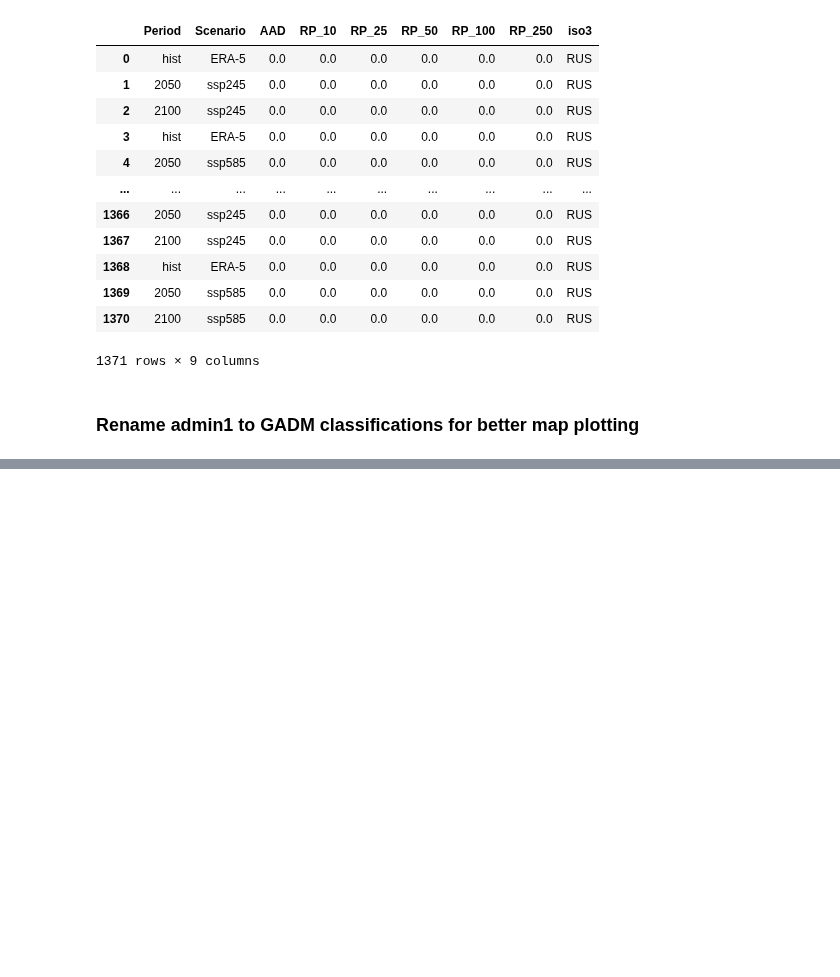
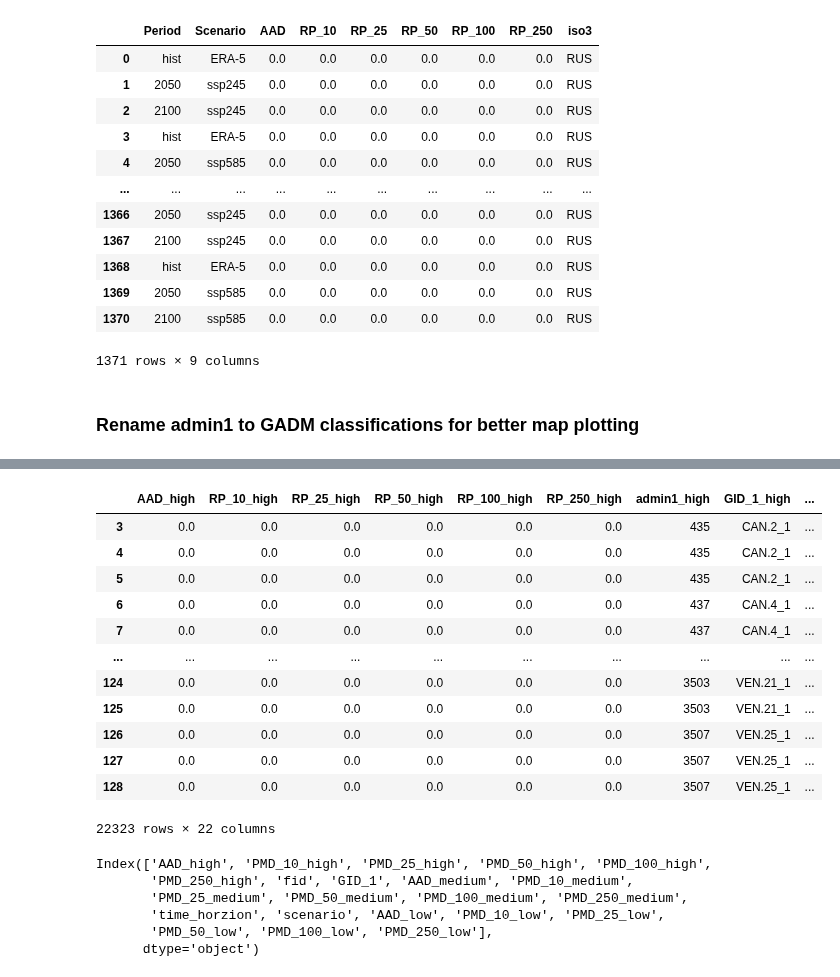
Before and after one commit to Evelyn-M/global-displacement-risk, a Jupyter notebook: doc/results_overview_TC.ipynb, the cells around one changed output, grey strips where cells are left out. Drawn from its saved outputs; the diff is of its cells as text; code cells hidden in the pictures; blank space fills up the shorter version.

```diff
--- a/doc/results_overview_TC.ipynb
+++ b/doc/results_overview_TC.ipynb
@@ -97,0 +100,2 @@ for iso3 in isos3:
+# %%
+isos3 = os.listdir(path_results)
@@ -97,0 +115,54 @@ for iso3 in isos3:
+# %%
+df_list = []
+for iso3 in isos3:
+        for ssp in ssps:
+                try:
+                    df03 = pd.read_csv(f'{path_results}/{iso3}/{iso3}_{ssp}_0.3_TC.csv')
+                    df03 = df03.iloc[3:,:]
+                    for col in df03.columns:
+                        df03.rename({col:f'{col}_{dict_thresh[0.3]}'}, axis=1, inplace=True)
+
+                    df05 = pd.read_csv(f'{path_results}/{iso3}/{iso3}_{ssp}_0.55_TC.csv')
+                    df05 = df05.iloc[3:,:]
+                    for col in df05.columns:
+                        df05.rename({col:f'{col}_{dict_thresh[0.55]}'}, axis=1, inplace=True)
+
+                    df07 = pd.read_csv(f'{path_results}/{iso3}/{iso3}_{ssp}_0.7_TC.csv')
+                    df07 = df07.iloc[3:,:]
+                    for col in df07.columns:
+                        df07.rename({col:f'{col}_{dict_thresh[0.7]}'}, axis=1, inplace=True)
+                except:
+                    continue
+                df_iso = pd.concat([df03[['Exposure_high','Period_high','Scenario_high','AAD_high','RP_10_high','RP_25_high','RP_50_high','RP_100_high','RP_250_high','admin1_high','GID_1_high']],
+                                       df05[['Exposure_medium','Period_medium','Scenario_medium','AAD_medium','RP_10_medium','RP_25_medium','RP_50_medium','RP_100_medium','RP_250_medium']],
+                                        df07[['Exposure_low','Period_low','Scenario_low','AAD_low','RP_10_low','RP_25_low','RP_50_low','RP_100_low','RP_250_low']]],
+                                                 axis=1)
+                if 'GID_1' in df_iso.columns:
+                    df_iso['GID_1'] = df_iso.GID_1.fillna(iso3)
+                df_list.append(df_iso)
+# %%
+df_concat = pd.concat(df_list)
+# %%
+# delete unncecessary columns:
+for col in df_concat:
+    if 'Unnamed' in col:
+        df_concat.pop(col)
+for col in ['Exposure_high', 'Exposure_low','Exposure_medium', 'GID_1_medium', 'Period_high', 'Period_medium', 'Scenario_high', 'Scenario_medium']:
+    if col in df_concat.columns:
+        df_concat.pop(col)
+# %%
+df_concat
+# %% [output]
+|  | AAD_high | RP_10_high | RP_25_high | RP_50_high | RP_100_high | RP_250_high | admin1_high | GID_1_high | ... |
+| 3 | 0.0 | 0.0 | 0.0 | 0.0 | 0.0 | 0.0 | 435 | CAN.2_1 | ... |
+| 4 | 0.0 | 0.0 | 0.0 | 0.0 | 0.0 | 0.0 | 435 | CAN.2_1 | ... |
+| 5 | 0.0 | 0.0 | 0.0 | 0.0 | 0.0 | 0.0 | 435 | CAN.2_1 | ... |
+| 6 | 0.0 | 0.0 | 0.0 | 0.0 | 0.0 | 0.0 | 437 | CAN.4_1 | ... |
+| 7 | 0.0 | 0.0 | 0.0 | 0.0 | 0.0 | 0.0 | 437 | CAN.4_1 | ... |
+| ... | ... | ... | ... | ... | ... | ... | ... | ... | ... |
+| 124 | 0.0 | 0.0 | 0.0 | 0.0 | 0.0 | 0.0 | 3503 | VEN.21_1 | ... |
+| 125 | 0.0 | 0.0 | 0.0 | 0.0 | 0.0 | 0.0 | 3503 | VEN.21_1 | ... |
+| 126 | 0.0 | 0.0 | 0.0 | 0.0 | 0.0 | 0.0 | 3507 | VEN.25_1 | ... |
+| 127 | 0.0 | 0.0 | 0.0 | 0.0 | 0.0 | 0.0 | 3507 | VEN.25_1 | ... |
+| 128 | 0.0 | 0.0 | 0.0 | 0.0 | 0.0 | 0.0 | 3507 | VEN.25_1 | ... |
+22323 rows × 22 columns
@@ -97,0 +176,13 @@ for iso3 in isos3:
+# %%
+for col in df_concat.columns:
+    if 'RP' in col:
+        rp, vuln = col.split('_')[-2:]
+        df_concat.rename({col:f'PMD_{rp}_{vuln}'}, axis=1, inplace=True)
+df_concat.columns
+# %% [output]
+Index(['AAD_high', 'PMD_10_high', 'PMD_25_high', 'PMD_50_high', 'PMD_100_high',
+       'PMD_250_high', 'fid', 'GID_1', 'AAD_medium', 'PMD_10_medium',
+       'PMD_25_medium', 'PMD_50_medium', 'PMD_100_medium', 'PMD_250_medium',
+       'time_horzion', 'scenario', 'AAD_low', 'PMD_10_low', 'PMD_25_low',
+       'PMD_50_low', 'PMD_100_low', 'PMD_250_low'],
+      dtype='object')
```
Also changed, not shown: parts of 8 cells of this notebook, 1 other file.
